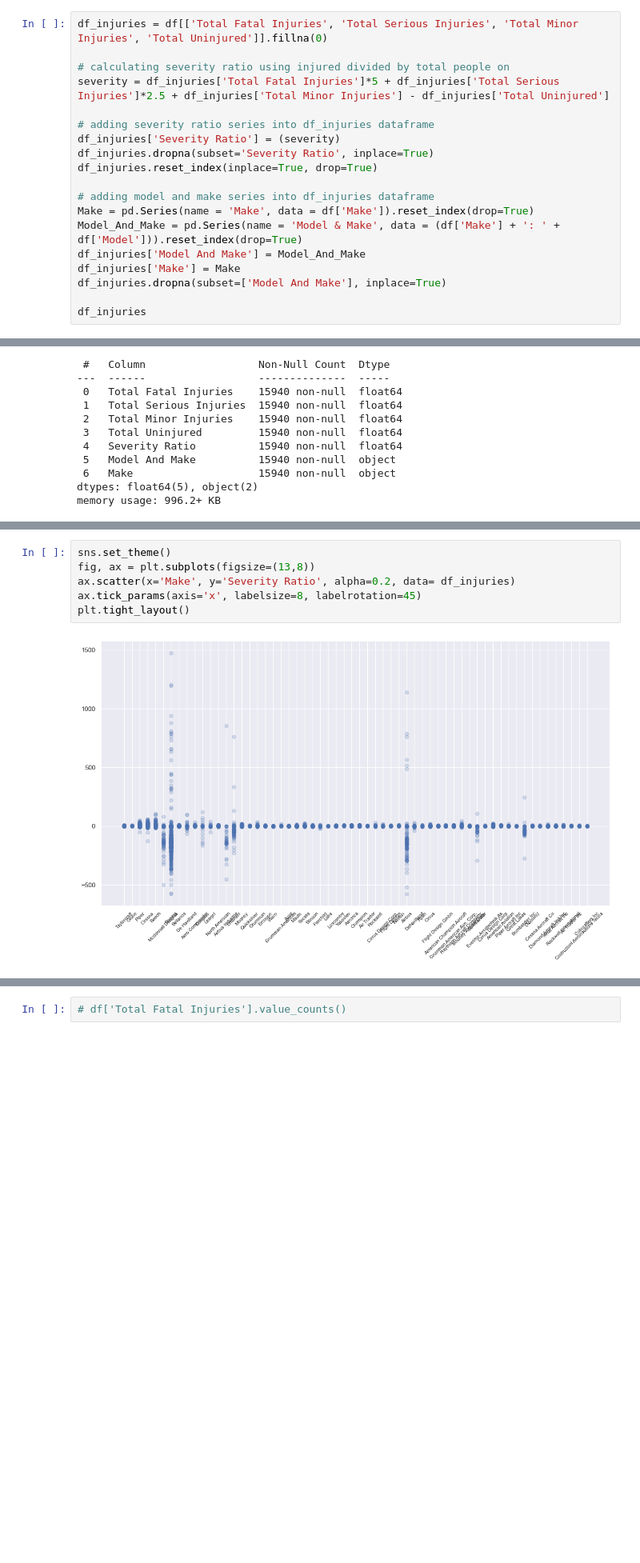
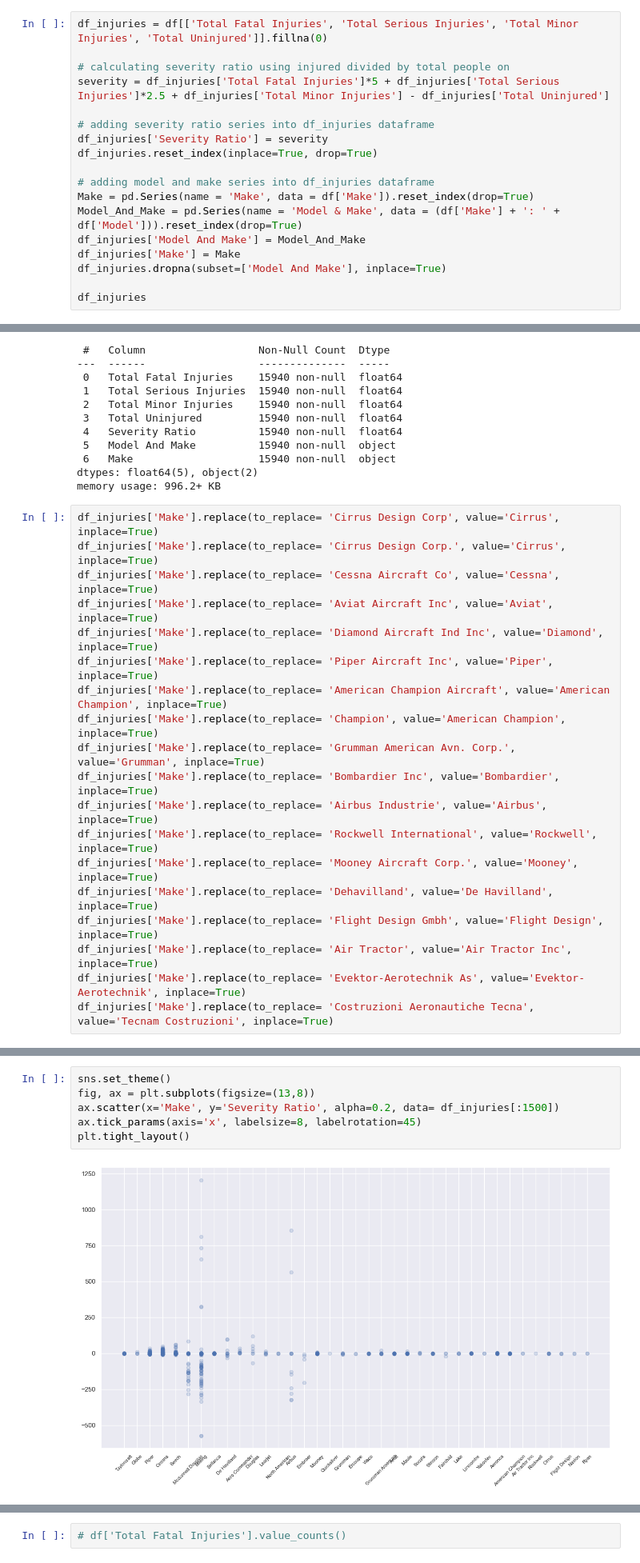
Before and after one commit to nickthetj/AircraftCrashAnalysis, a Jupyter notebook: notebooks/EDA Notebook - Nick.ipynb, the cells around one changed output, grey strips where cells are left out. Shown: that part at 80% size. Saved outputs shown, nothing was run; the diff lists cells and outputs as text; blank space fills up the shorter version.

```diff
--- a/notebooks/EDA Notebook - Nick.ipynb
+++ b/notebooks/EDA Notebook - Nick.ipynb
@@ -101,8 +105,7 @@ df_injuries = df[['Total Fatal Injuries', 'Total Serious Injuries', 'Total Minor
 severity = df_injuries['Total Fatal Injuries']*5 + df_injuries['Total Serious Injuries']*2.5 + df_injuries['Total Minor Injuries'] - df_injuries['Total Uninjured']
 
 # adding severity ratio series into df_injuries dataframe
-df_injuries['Severity Ratio'] = (severity)
-df_injuries.dropna(subset='Severity Ratio', inplace=True)
+df_injuries['Severity Ratio'] = severity
 df_injuries.reset_index(inplace=True, drop=True)
 
 # adding model and make series into df_injuries dataframe
@@ -168,3 +156,22 @@ Data columns (total 7 columns):
  6   Make                    15940 non-null  object
 dtypes: float64(5), object(2)
 memory usage: 996.2+ KB
+# %%
+df_injuries['Make'].replace(to_replace= 'Cirrus Design Corp', value='Cirrus', inplace=True)
+df_injuries['Make'].replace(to_replace= 'Cirrus Design Corp.', value='Cirrus', inplace=True)
+df_injuries['Make'].replace(to_replace= 'Cessna Aircraft Co', value='Cessna', inplace=True)
+df_injuries['Make'].replace(to_replace= 'Aviat Aircraft Inc', value='Aviat', inplace=True)
+df_injuries['Make'].replace(to_replace= 'Diamond Aircraft Ind Inc', value='Diamond', inplace=True)
+df_injuries['Make'].replace(to_replace= 'Piper Aircraft Inc', value='Piper', inplace=True)
+df_injuries['Make'].replace(to_replace= 'American Champion Aircraft', value='American Champion', inplace=True)
+df_injuries['Make'].replace(to_replace= 'Champion', value='American Champion', inplace=True)
+df_injuries['Make'].replace(to_replace= 'Grumman American Avn. Corp.', value='Grumman', inplace=True)
+df_injuries['Make'].replace(to_replace= 'Bombardier Inc', value='Bombardier', inplace=True)
+df_injuries['Make'].replace(to_replace= 'Airbus Industrie', value='Airbus', inplace=True)
+df_injuries['Make'].replace(to_replace= 'Rockwell International', value='Rockwell', inplace=True)
+df_injuries['Make'].replace(to_replace= 'Mooney Aircraft Corp.', value='Mooney', inplace=True)
+df_injuries['Make'].replace(to_replace= 'Dehavilland', value='De Havilland', inplace=True)
+df_injuries['Make'].replace(to_replace= 'Flight Design Gmbh', value='Flight Design', inplace=True)
+df_injuries['Make'].replace(to_replace= 'Air Tractor', value='Air Tractor Inc', inplace=True)
+df_injuries['Make'].replace(to_replace= 'Evektor-Aerotechnik As', value='Evektor-Aerotechnik', inplace=True)
+df_injuries['Make'].replace(to_replace= 'Costruzioni Aeronautiche Tecna', value='Tecnam Costruzioni', inplace=True)
@@ -171,8 +196,8 @@ memory usage: 996.2+ KB
 # %%
 sns.set_theme()
 fig, ax = plt.subplots(figsize=(13,8))
-ax.scatter(x='Make', y='Severity Ratio', alpha=0.2, data= df_injuries)
+ax.scatter(x='Make', y='Severity Ratio', alpha=0.2, data= df_injuries[:1500])
 ax.tick_params(axis='x', labelsize=8, labelrotation=45)
 plt.tight_layout()
 # %% [output]
-[figure, old version]
+[figure, new version]
```
Also changed, not shown: parts of 9 cells of this notebook, 1 other file.
